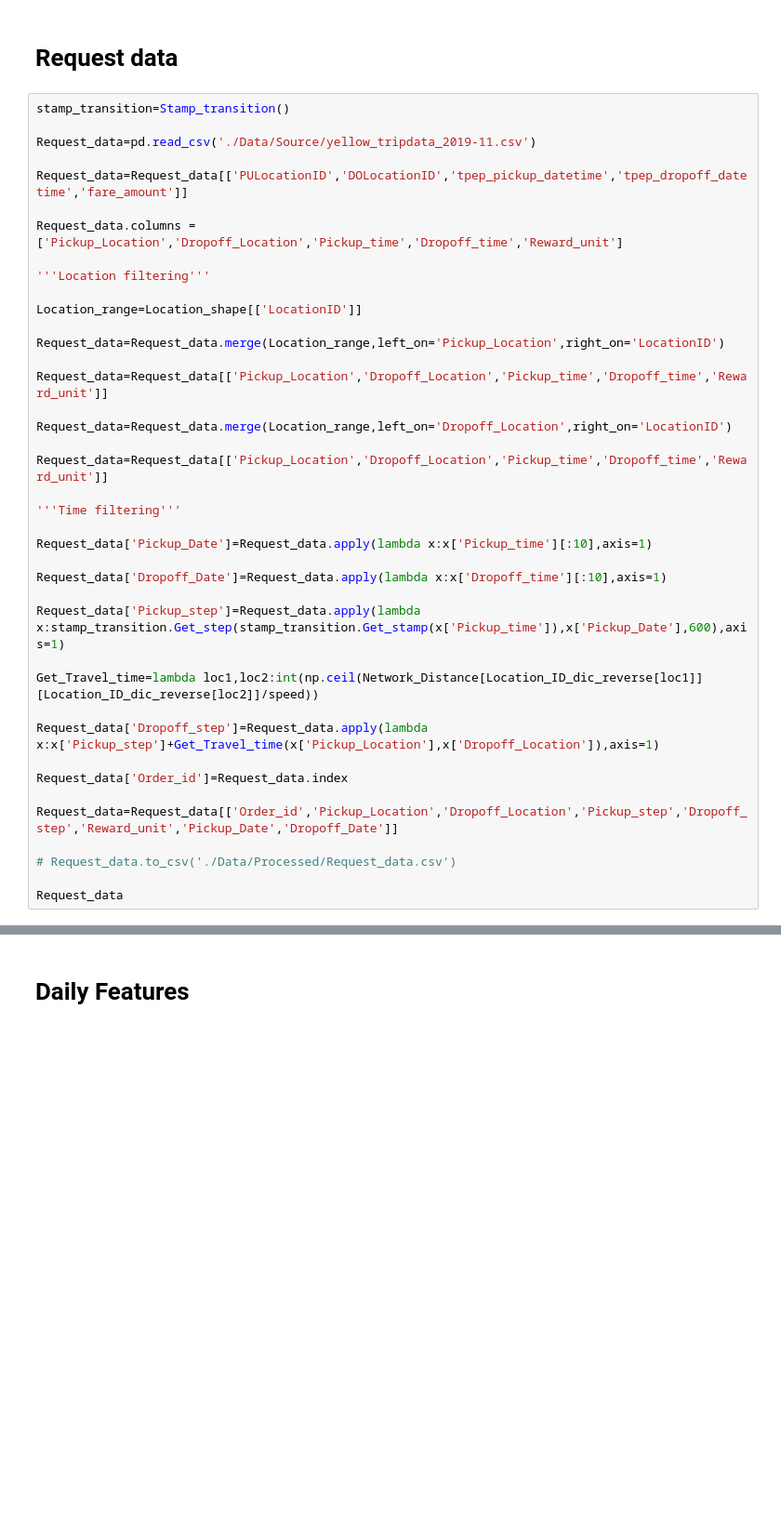
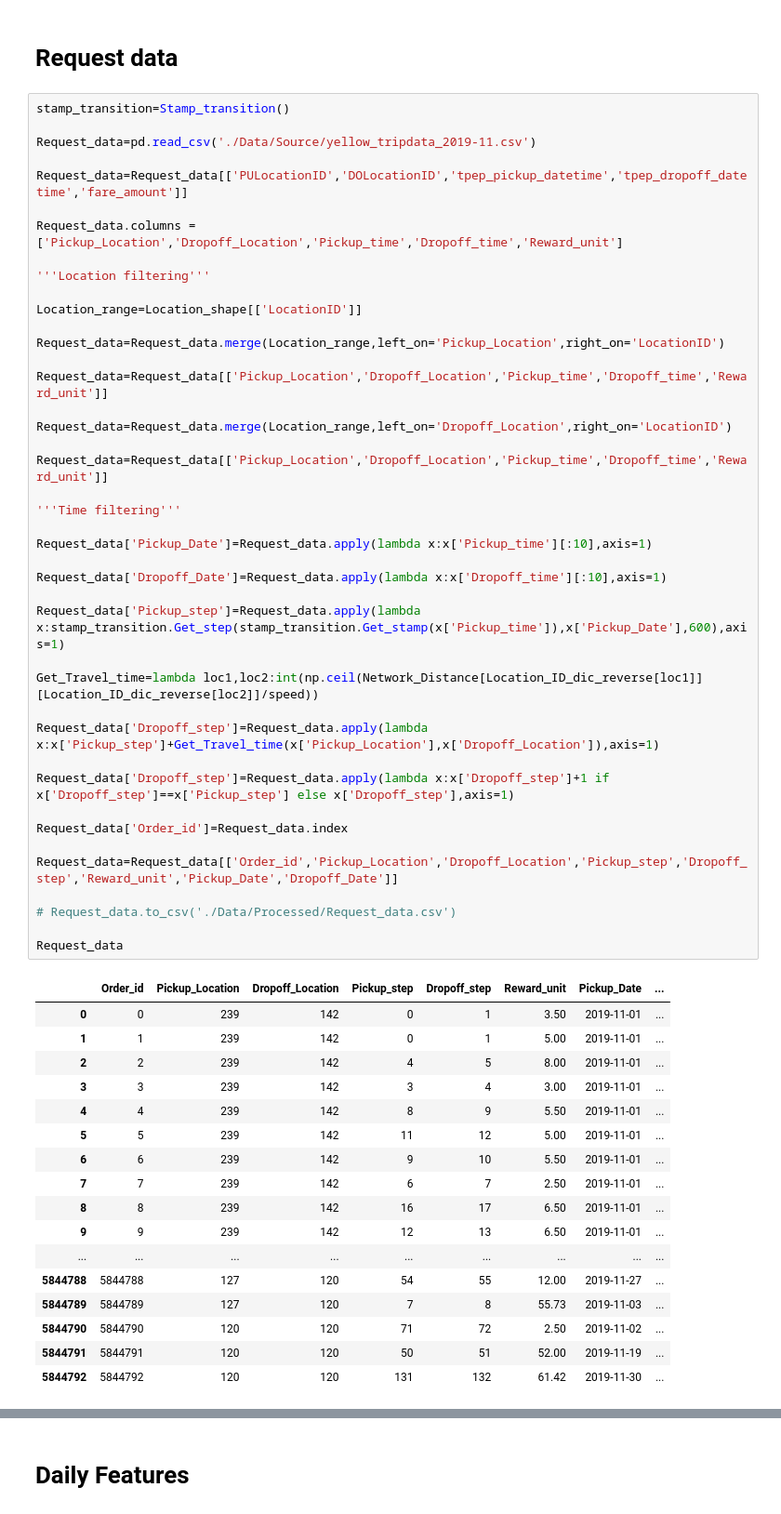
Before and after one commit to marco-yue/2021-Repositioning, a Jupyter notebook: 01 Preparation.ipynb, the cells around one changed output, grey strips where cells are left out. Shown at 93% size. Drawn from its saved outputs; the diff is of its cells as text; blank space fills up the shorter version.

Commit message:
Data preparation

```diff
--- a/01 Preparation.ipynb
+++ b/01 Preparation.ipynb
@@ -399,30 +408,50 @@ Request_data.columns =['Pickup_Location','Dropoff_Location','Pickup_time','Dropo
 
 Location_range=Location_shape[['LocationID']]
 
 Request_data=Request_data.merge(Location_range,left_on='Pickup_Location',right_on='LocationID')
 
 Request_data=Request_data[['Pickup_Location','Dropoff_Location','Pickup_time','Dropoff_time','Reward_unit']]
 
 Request_data=Request_data.merge(Location_range,left_on='Dropoff_Location',right_on='LocationID')
 
 Request_data=Request_data[['Pickup_Location','Dropoff_Location','Pickup_time','Dropoff_time','Reward_unit']]
 
 '''Time filtering'''
 
 Request_data['Pickup_Date']=Request_data.apply(lambda x:x['Pickup_time'][:10],axis=1)
 
 Request_data['Dropoff_Date']=Request_data.apply(lambda x:x['Dropoff_time'][:10],axis=1)
 
 Request_data['Pickup_step']=Request_data.apply(lambda x:stamp_transition.Get_step(stamp_transition.Get_stamp(x['Pickup_time']),x['Pickup_Date'],600),axis=1)
 
 Get_Travel_time=lambda loc1,loc2:int(np.ceil(Network_Distance[Location_ID_dic_reverse[loc1]][Location_ID_dic_reverse[loc2]]/speed))
 
 Request_data['Dropoff_step']=Request_data.apply(lambda x:x['Pickup_step']+Get_Travel_time(x['Pickup_Location'],x['Dropoff_Location']),axis=1)
 
+Request_data['Dropoff_step']=Request_data.apply(lambda x:x['Dropoff_step']+1 if x['Dropoff_step']==x['Pickup_step'] else x['Dropoff_step'],axis=1)
+
 Request_data['Order_id']=Request_data.index
 
 Request_data=Request_data[['Order_id','Pickup_Location','Dropoff_Location','Pickup_step','Dropoff_step','Reward_unit','Pickup_Date','Dropoff_Date']]
 
 # Request_data.to_csv('./Data/Processed/Request_data.csv')
 
 Request_data
+# %% [output]
+|  | Order_id | Pickup_Location | Dropoff_Location | Pickup_step | Dropoff_step | Reward_unit | Pickup_Date | ... |
+| 0 | 0 | 239 | 142 | 0 | 1 | 3.50 | 2019-11-01 | ... |
+| 1 | 1 | 239 | 142 | 0 | 1 | 5.00 | 2019-11-01 | ... |
+| 2 | 2 | 239 | 142 | 4 | 5 | 8.00 | 2019-11-01 | ... |
+| 3 | 3 | 239 | 142 | 3 | 4 | 3.00 | 2019-11-01 | ... |
+| 4 | 4 | 239 | 142 | 8 | 9 | 5.50 | 2019-11-01 | ... |
+| 5 | 5 | 239 | 142 | 11 | 12 | 5.00 | 2019-11-01 | ... |
+| 6 | 6 | 239 | 142 | 9 | 10 | 5.50 | 2019-11-01 | ... |
+| 7 | 7 | 239 | 142 | 6 | 7 | 2.50 | 2019-11-01 | ... |
+| 8 | 8 | 239 | 142 | 16 | 17 | 6.50 | 2019-11-01 | ... |
+| 9 | 9 | 239 | 142 | 12 | 13 | 6.50 | 2019-11-01 | ... |
+| ... | ... | ... | ... | ... | ... | ... | ... | ... |
+| 5844788 | 5844788 | 127 | 120 | 54 | 55 | 12.00 | 2019-11-27 | ... |
+| 5844789 | 5844789 | 127 | 120 | 7 | 8 | 55.73 | 2019-11-03 | ... |
+| 5844790 | 5844790 | 120 | 120 | 71 | 72 | 2.50 | 2019-11-02 | ... |
+| 5844791 | 5844791 | 120 | 120 | 50 | 51 | 52.00 | 2019-11-19 | ... |
+| 5844792 | 5844792 | 120 | 120 | 131 | 132 | 61.42 | 2019-11-30 | ... |
```
Also changed, not shown: parts of 5 cells of this notebook.
